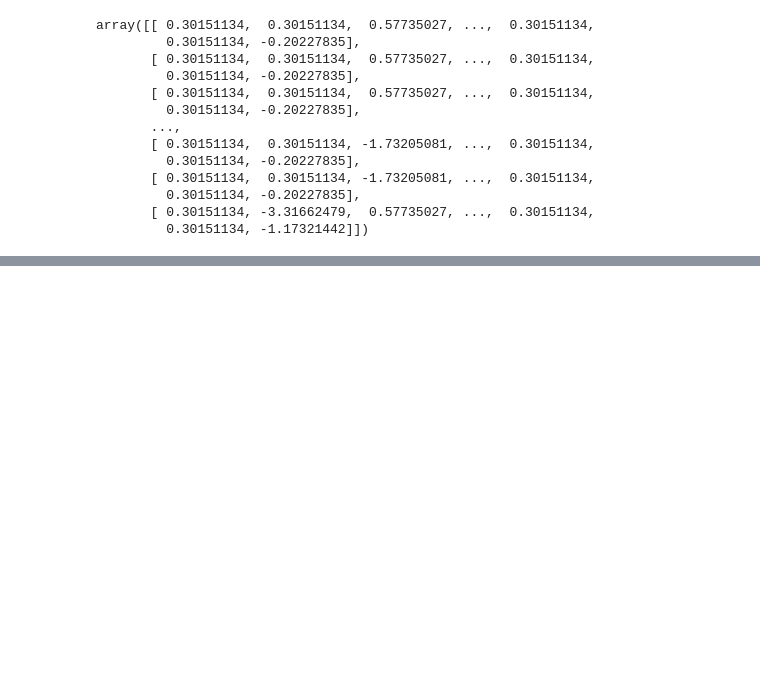
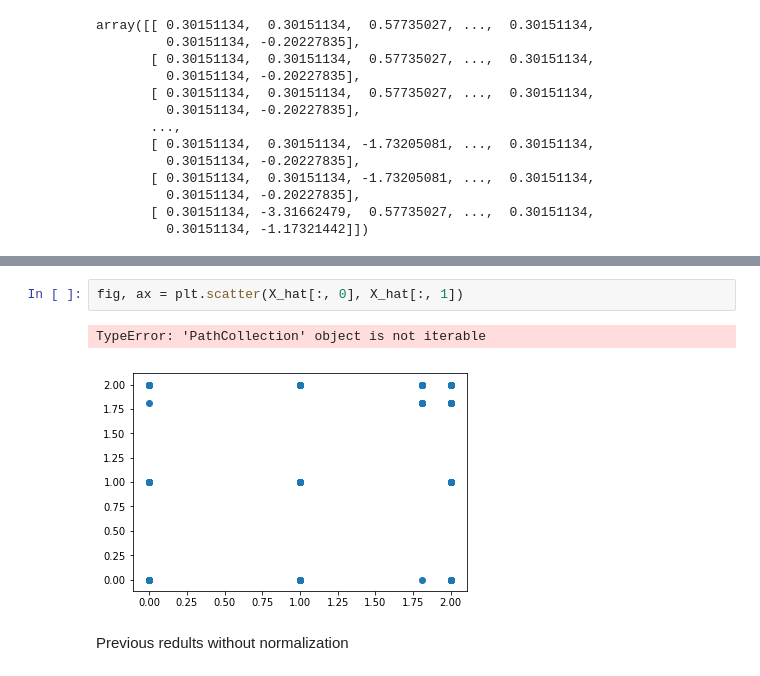
Before and after one commit to kuratanp/Danakilia, a Jupyter notebook: mlclusters/notebooks/mlclusters_nb_v1.ipynb, the cells around one changed output, grey strips where cells are left out. Cells and saved outputs as stored; diff of their text form; blank space fills up the shorter version.

```diff
--- a/mlclusters/notebooks/mlclusters_nb_v1.ipynb
+++ b/mlclusters/notebooks/mlclusters_nb_v1.ipynb
@@ -254,0 +295,7 @@ plt.scatter(data2[:, 0], data2[:, 1])
+# %%
+fig, ax = plt.scatter(X_hat[:, 0], X_hat[:, 1])
+# %% [output]
+TypeError: 'PathCollection' object is not iterable
+[figure, added]
+# %% [markdown]
+Previous redults without normalization
```
Also changed, not shown: parts of 44 cells of this notebook.
